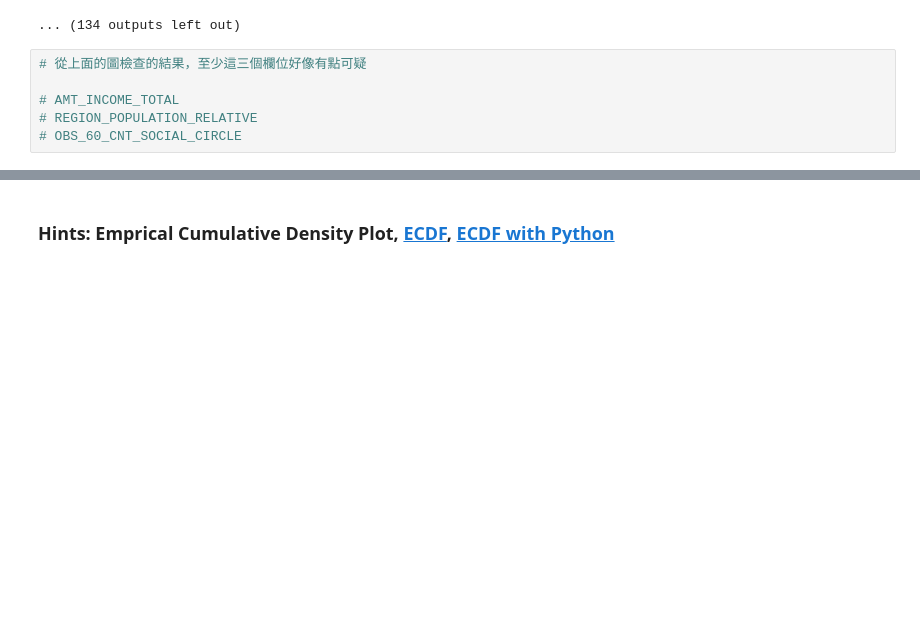
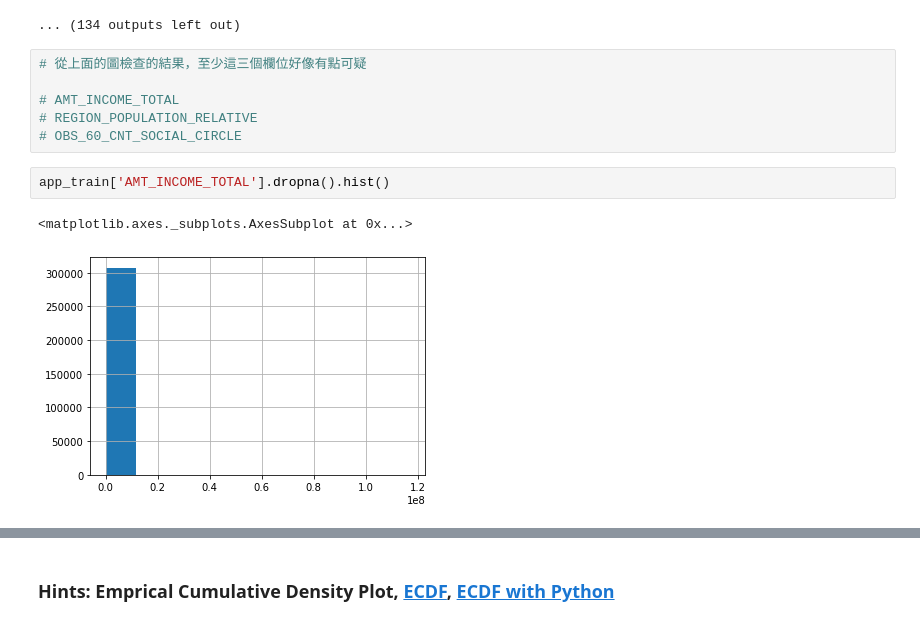
Before and after one commit to okayell/4th-ML100Days, a Jupyter notebook: homework/Day_009_HW.ipynb, the cells around one changed output, grey strips where cells are left out. Drawn from its saved outputs; the diff is of its cells as text; blank space fills up the shorter version.

```diff
--- a/homework/Day_009_HW.ipynb
+++ b/homework/Day_009_HW.ipynb
@@ -88,3 +88,8 @@ Column: AMT_GOODS_PRICE
 # AMT_INCOME_TOTAL
 # REGION_POPULATION_RELATIVE
 # OBS_60_CNT_SOCIAL_CIRCLE
+# %%
+app_train['AMT_INCOME_TOTAL'].dropna().hist()
+# %% [output]
+<matplotlib.axes._subplots.AxesSubplot at 0x...>
+[figure, added]
```
Also changed, not shown: parts of 7 cells of this notebook.
